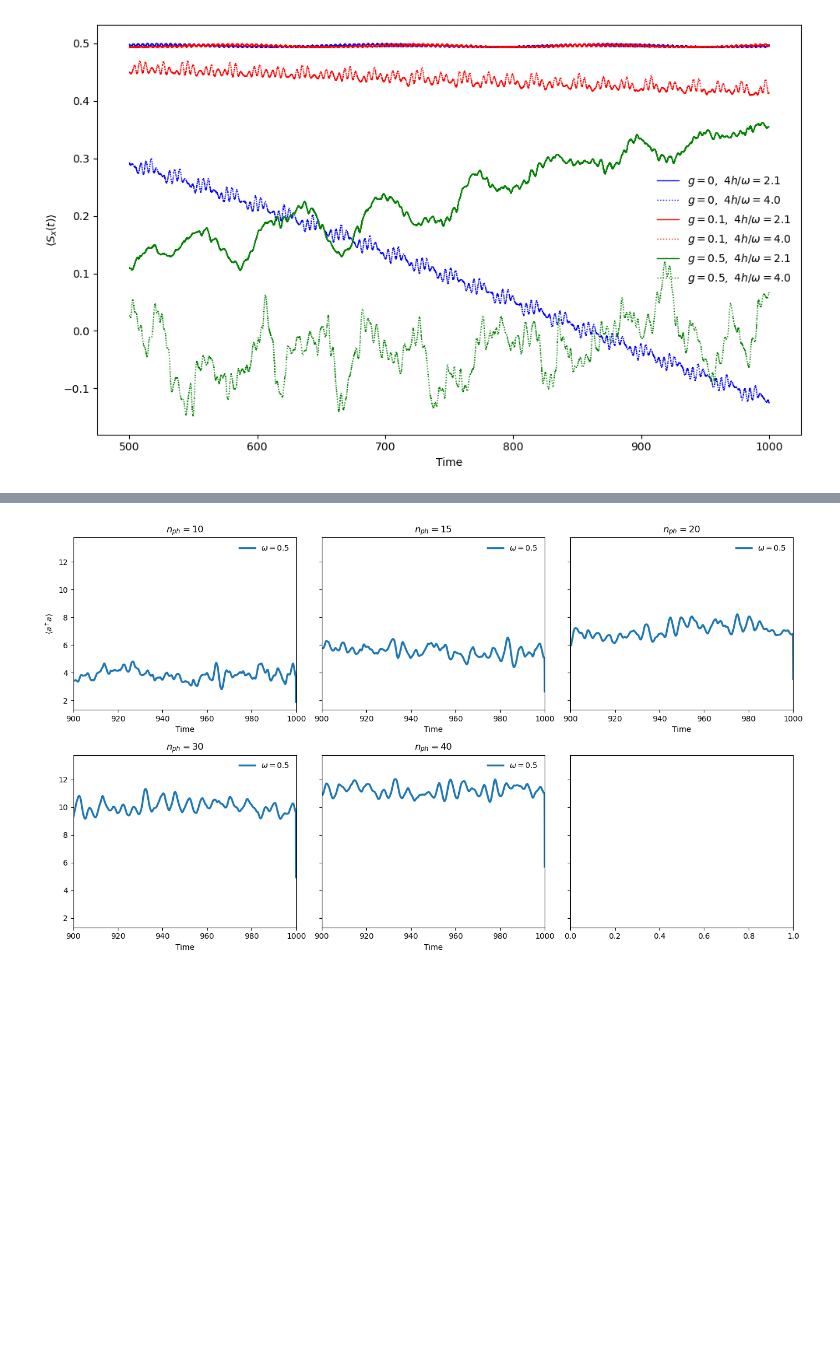
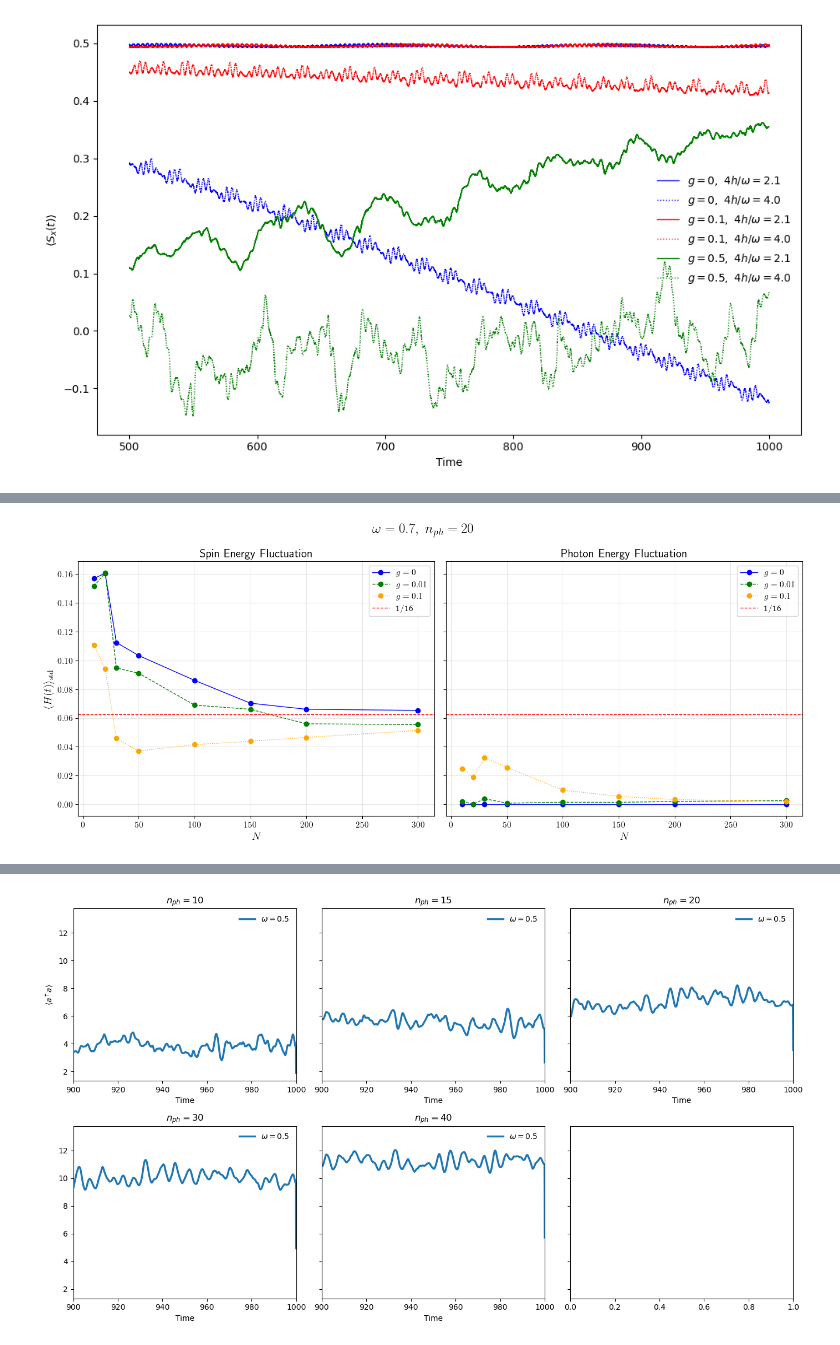
Before and after one commit to soumyadl/DMBL-Engine, a Jupyter notebook: Codes/LMG_Modified.ipynb, the cells around one changed output, grey strips where cells are left out. Cells and saved outputs as stored; diff of their text form; code cells hidden in the pictures; blank space fills up the shorter version.

```diff
--- a/Codes/LMG_Modified.ipynb
+++ b/Codes/LMG_Modified.ipynb
@@ -480,0 +823,65 @@ plt.show()
+# %%
+import matplotlib.pyplot as plt
+from multiprocessing import Pool
+from tqdm import tqdm
+
+plt.rcParams.update({"figure.figsize": (12,6), "font.size": 11, "text.usetex": True})
+# parameters
+omega = 0.7
+hbar = 1.0
+h0 = 0
+n_ph = 20
+omega0 = 1.0
+Jvalue = 1.0
+
+gvals = [0, 0.01, 0.1]
+Nvals = [10, 20, 30, 50, 100, 150, 200, 300]
+opts = Options(nsteps =1e6, atol=1e-10, rtol=1e-8)
+
+T = 2 * np.pi/omega
+tlist = np.linspace(0,200*T, 1000)
+h = jn_zeros(0,5)[1]* omega / 4.0
+
+fig, axes = plt.subplots(1,2, figsize=(14,6), sharey=True)
+axes = axes.flatten()
+colors = ['blue', 'green', 'orange']
+styles = ['-', '--' , ':']
+for g, c, s in zip(gvals, colors, styles):
+
+    args_list = [{'tlist': tlist, 'N': N, 'n_ph': n_ph, 'g': g, 'hbar': hbar, 'omega0': omega0, 'Jvalue': Jvalue, 'h0': h0, 'h': h, 'omega': omega, 'opts': opts}
+            for N in Nvals]
+    p = Pool(processes=8)
+    Hstd_list = p.map(run_dynamics_lmg, tqdm(args_list))
+    Hstd_list = np.array(Hstd_list)
+    H_spin_list = Hstd_list[:, 0]
+    H_ph_list = Hstd_list[:, 1]
+    H_list = [H_spin_list, H_ph_list]
+    p.close()
+    p.join()
+    np.savez(f'H_std_lmg_n_ph_{n_ph}_g_{g}.npz', Nvals=Nvals, H_spin=H_spin_list, H_ph=H_ph_list)
+    titles = [r'Spin Energy Fluctuation',r'Photon Energy Fluctuation']
+
+    thermal_vals = [1/16,1/16]
+
+    for ax, H, title in zip(axes,H_list,titles):
+
+        ax.plot(Nvals,H,label=rf'$g={g}$',color=c,linestyle=s,marker='o',linewidth=1)
+
+for ax in axes:
+
+    ax.axhline(1/16,color='red',linestyle='--',linewidth=1,label='1/16')
+
+for ax, title in zip(axes, titles):
+
+    ax.set_xlabel(r'$N$',fontsize=14)
+    ax.set_title(title,fontsize=15)
+    ax.grid(alpha=0.3)
+    ax.legend()
+
+axes[0].set_ylabel(r'$\langle H(t)\rangle_{\mathrm{std}}$',fontsize=14)
+fig.suptitle(rf'$\omega={omega},\; n_{{ph}}={n_ph}$',fontsize=18)
+plt.tight_layout()
+plt.savefig(f'H_std_lmg_n_ph_{n_ph}_omega_{omega}.png',dpi=300,bbox_inches='tight')
+plt.show()
+# %% [output]
+[figure, added]
```
Also changed, not shown: parts of 19 cells of this notebook.
